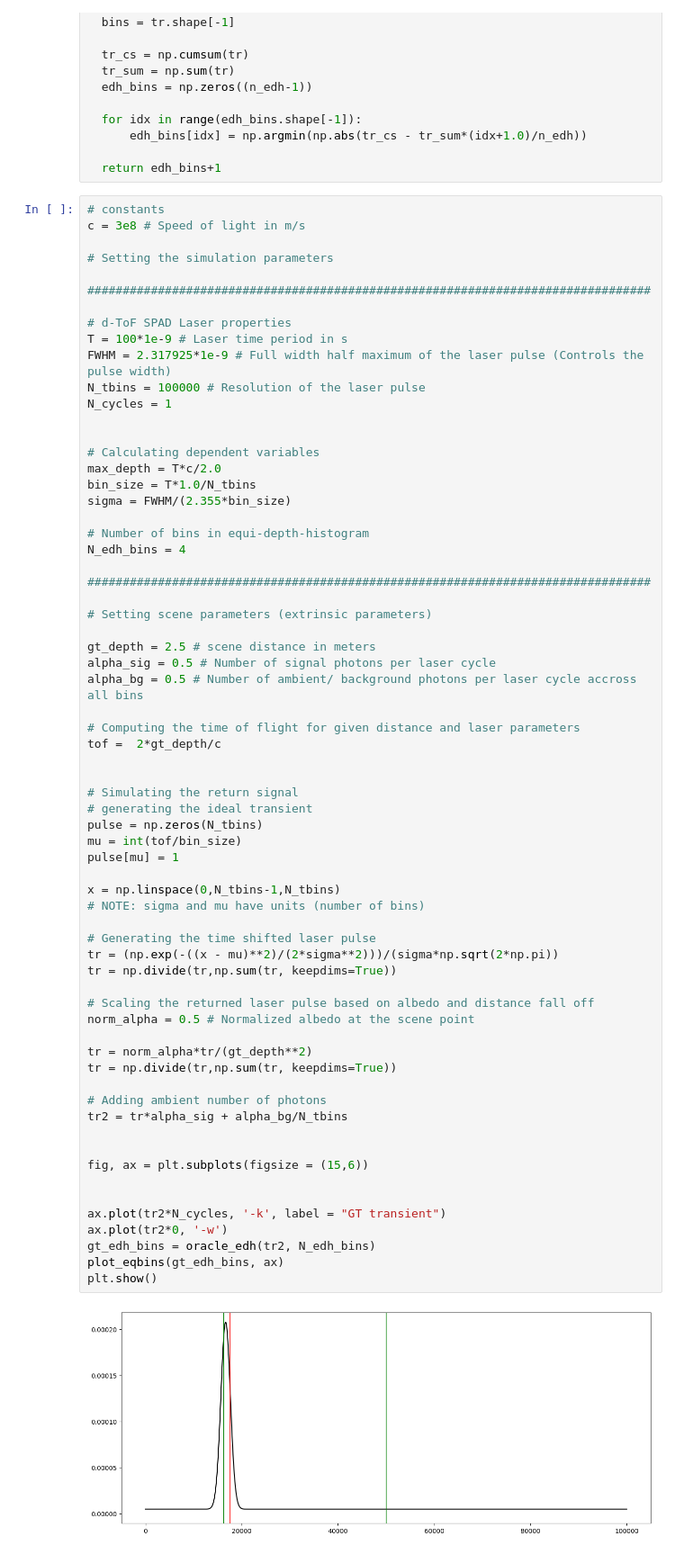
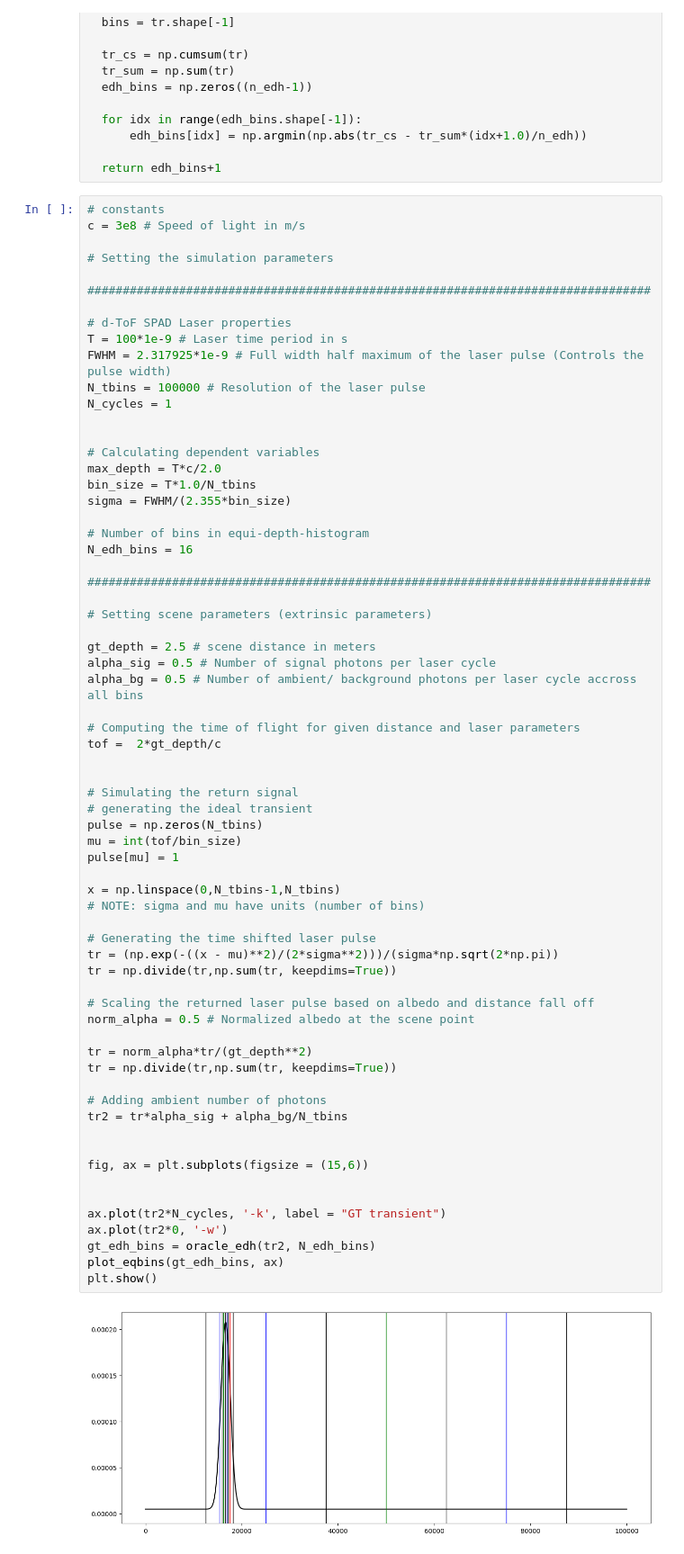
Before and after one commit to elcosas/SPAD_Regression_Research, a Jupyter notebook: Simulator.ipynb, the cells around one changed output. Shown at 90% size. Drawn from its saved outputs; the diff is of its cells as text.

```diff
--- a/Simulator.ipynb
+++ b/Simulator.ipynb
@@ -57,7 +57,7 @@ bin_size = T*1.0/N_tbins
 sigma = FWHM/(2.355*bin_size)
 
 # Number of bins in equi-depth-histogram
-N_edh_bins = 4
+N_edh_bins = 16
 
 ################################################################################
 
@@ -76,31 +76,31 @@ tof =  2*gt_depth/c
 pulse = np.zeros(N_tbins)
 mu = int(tof/bin_size)
 pulse[mu] = 1
 
 x = np.linspace(0,N_tbins-1,N_tbins)
 # NOTE: sigma and mu have units (number of bins)
 
 # Generating the time shifted laser pulse
 tr = (np.exp(-((x - mu)**2)/(2*sigma**2)))/(sigma*np.sqrt(2*np.pi))
 tr = np.divide(tr,np.sum(tr, keepdims=True))
 
 # Scaling the returned laser pulse based on albedo and distance fall off
 norm_alpha = 0.5 # Normalized albedo at the scene point
 
 tr = norm_alpha*tr/(gt_depth**2)
 tr = np.divide(tr,np.sum(tr, keepdims=True))
 
 # Adding ambient number of photons
 tr2 = tr*alpha_sig + alpha_bg/N_tbins
 
 
 fig, ax = plt.subplots(figsize = (15,6))
 
 
 ax.plot(tr2*N_cycles, '-k', label = "GT transient")
 ax.plot(tr2*0, '-w')
 gt_edh_bins = oracle_edh(tr2, N_edh_bins)
 plot_eqbins(gt_edh_bins, ax)
 plt.show()
 # %% [output]
-[figure, old version]
+[figure, new version]
```
Also changed, not shown: parts of 1 cell of this notebook, 9 other files.
